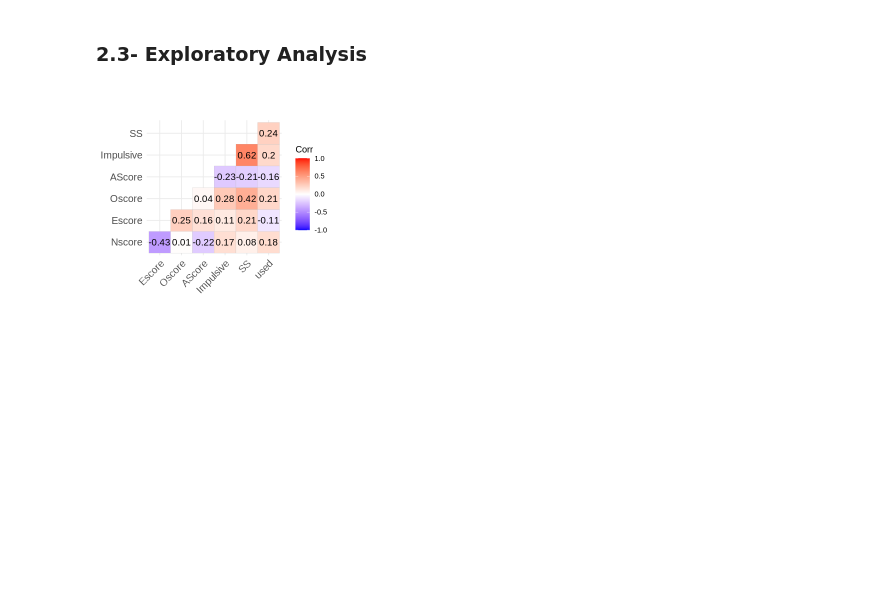
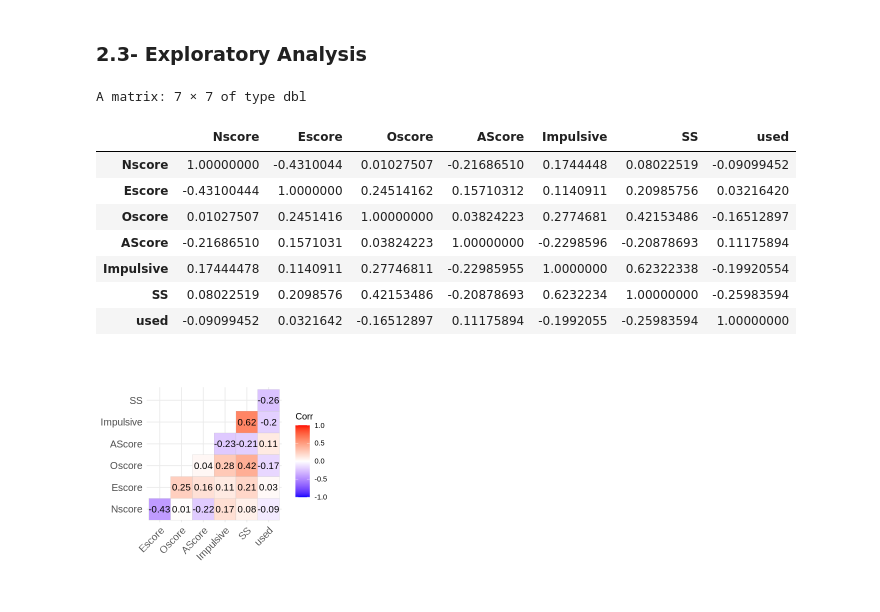
Before and after one commit to yun-sky/STAT-201-Project, a Jupyter notebook: CHANGES TO METH PROJECT.ipynb, the cells around one changed output. Saved outputs shown, nothing was run; the diff lists cells and outputs as text; code cells hidden in the pictures; blank space fills up the shorter version.

```diff
--- a/CHANGES TO METH PROJECT.ipynb
+++ b/CHANGES TO METH PROJECT.ipynb
@@ -119,23 +139,33 @@ A data.frame: 6 × 3
 # %%
 ###ADDED THIS BUT TBH DONT LOVE IT, PROBABLY WILL TAKE IT OUT UNLESS ANYONE WANTS IT, NOW THAT I THINK ABOUT IT THIS MIGHT
 #### BE RENDERED USELESS WITH THE OTHER PLOT WHICH EXPLAINS THE RELATIONSHIP BETTER IN MY OPINION
 options(repr.plot.width = 4, repr.plot.height = 4)
 
 #Selecting relative quantitaive and qualitative columns to observe correlations between
-binary_drug_data<- all_drug_data|>
-    select(Nscore, Escore, Oscore, AScore, Impulsive, SS, Meth)|>
-    mutate(used = Meth %in% c("CL1", "CL2", "CL3", "CL4", "CL5", "CL6"))|>
-    mutate(used = ifelse(used == "TRUE",1,0))|>
-    select(-Meth)|>
+binary_drug_data <- all_drug_data|>
+    select(Nscore, Escore, Oscore, AScore, Impulsive, SS, Nicotine) |>
+    mutate(used = Nicotine %in% c("CL1", "CL2", "CL3", "CL4", "CL5", "CL6")) |>
+    select(-Nicotine) |>
+    mutate(used = ifelse(used == "TRUE", 0, 1)) |>
     cor(use="complete.obs")
 
+binary_drug_data
 #Plotting Correlation Plot using ggcorrplot library
 ggcorrplot(binary_drug_data,
            hc.order = FALSE,
            type = "lower",
            lab = TRUE)
 # %% [output]
+A matrix: 7 × 7 of type dbl
+|  | Nscore | Escore | Oscore | AScore | Impulsive | SS | used |
+| Nscore | 1.00000000 | -0.4310044 | 0.01027507 | -0.21686510 | 0.1744448 | 0.08022519 | -0.09099452 |
+| Escore | -0.43100444 | 1.0000000 | 0.24514162 | 0.15710312 | 0.1140911 | 0.20985756 | 0.03216420 |
+| Oscore | 0.01027507 | 0.2451416 | 1.00000000 | 0.03824223 | 0.2774681 | 0.42153486 | -0.16512897 |
+| AScore | -0.21686510 | 0.1571031 | 0.03824223 | 1.00000000 | -0.2298596 | -0.20878693 | 0.11175894 |
+| Impulsive | 0.17444478 | 0.1140911 | 0.27746811 | -0.22985955 | 1.0000000 | 0.62322338 | -0.19920554 |
+| SS | 0.08022519 | 0.2098576 | 0.42153486 | -0.20878693 | 0.6232234 | 1.00000000 | -0.25983594 |
+| used | -0.09099452 | 0.0321642 | -0.16512897 | 0.11175894 | -0.1992055 | -0.25983594 | 1.00000000 |
-[figure, old version]
+[figure, new version]
 # %%
 options(repr.plot.width = 5, repr.plot.height =5)
 #Creating Box plot to observe Impulse Scores across Drug and Non-Drug Users (Methamphetamine)
```
Also changed, not shown: parts of 3 cells of this notebook, 5 other files.
